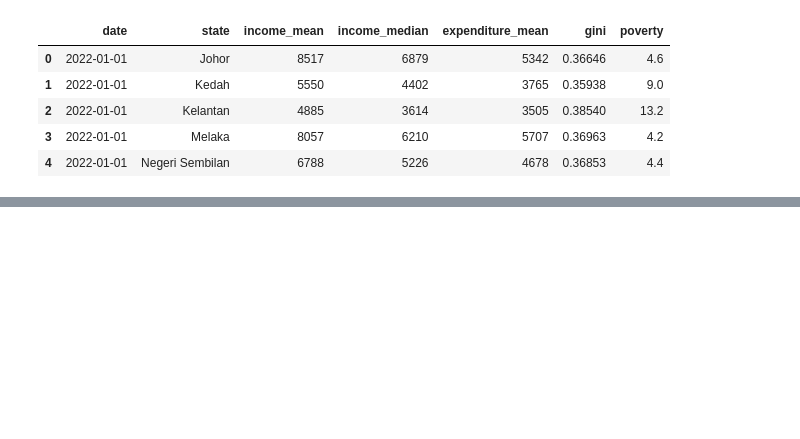
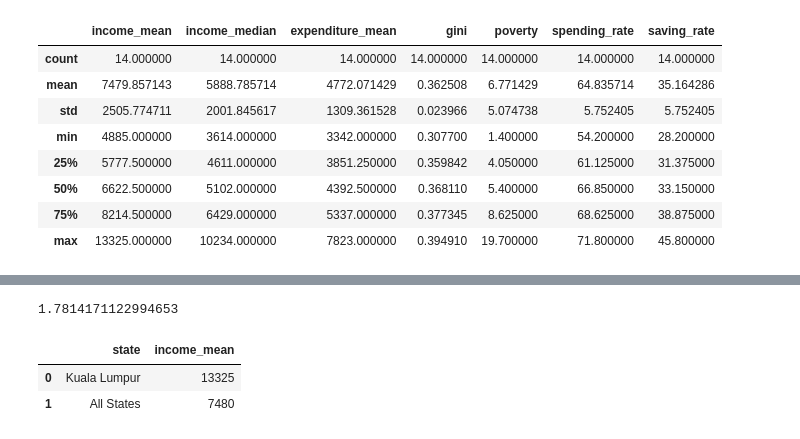
Before and after one commit to ryon0010/FIT3179-DataVisualisation2, a Jupyter notebook: test.ipynb, the cells around one changed output, grey strips where cells are left out. Drawn from its saved outputs; the diff is of its cells as text; code cells hidden in the pictures; blank space fills up the shorter version.

```diff
--- a/test.ipynb
+++ b/test.ipynb
@@ -1,14 +1,18 @@
 # %%
 import pandas as pd
 df = pd.read_csv("hies_state.csv")
 df.head()
+df.describe()
 # %% [output]
-|  | date | state | income_mean | income_median | expenditure_mean | gini | poverty |
-| 0 | 2022-01-01 | Johor | 8517 | 6879 | 5342 | 0.36646 | 4.6 |
-| 1 | 2022-01-01 | Kedah | 5550 | 4402 | 3765 | 0.35938 | 9.0 |
-| 2 | 2022-01-01 | Kelantan | 4885 | 3614 | 3505 | 0.38540 | 13.2 |
-| 3 | 2022-01-01 | Melaka | 8057 | 6210 | 5707 | 0.36963 | 4.2 |
-| 4 | 2022-01-01 | Negeri Sembilan | 6788 | 5226 | 4678 | 0.36853 | 4.4 |
+|  | income_mean | income_median | expenditure_mean | gini | poverty | spending_rate | saving_rate |
+| count | 14.000000 | 14.000000 | 14.000000 | 14.000000 | 14.000000 | 14.000000 | 14.000000 |
+| mean | 7479.857143 | 5888.785714 | 4772.071429 | 0.362508 | 6.771429 | 64.835714 | 35.164286 |
+| std | 2505.774711 | 2001.845617 | 1309.361528 | 0.023966 | 5.074738 | 5.752405 | 5.752405 |
+| min | 4885.000000 | 3614.000000 | 3342.000000 | 0.307700 | 1.400000 | 54.200000 | 28.200000 |
+| 25% | 5777.500000 | 4611.000000 | 3851.250000 | 0.359842 | 4.050000 | 61.125000 | 31.375000 |
+| 50% | 6622.500000 | 5102.000000 | 4392.500000 | 0.368110 | 5.400000 | 66.850000 | 33.150000 |
+| 75% | 8214.500000 | 6429.000000 | 5337.000000 | 0.377345 | 8.625000 | 68.625000 | 38.875000 |
+| max | 13325.000000 | 10234.000000 | 7823.000000 | 0.394910 | 19.700000 | 71.800000 | 45.800000 |
 # %%
 df['spending_rate'] = (df['expenditure_mean']/df['income_mean']*100).round(1)
 df['saving_rate'] = (100 - df['spending_rate']).round(1)
@@ -22,3 +26,18 @@ df.head()
 | 4 | 2022-01-01 | Negeri Sembilan | 6788 | 5226 | 4678 | 0.36853 | 4.4 | 68.9 | ... |
 # %%
 df.to_csv('hies_state.csv', index=False)
+# %%
+a = 13325/7480
+a
+# %% [output]
+1.7814171122994653
+# %%
+df3 = pd.DataFrame({
+    "state": ['Kuala Lumpur', 'All States'],
+    "income_mean": [13325, 7480]
+})
+df3.head()
+# %% [output]
+|  | state | income_mean |
+| 0 | Kuala Lumpur | 13325 |
+| 1 | All States | 7480 |
```
Also changed, not shown: parts of 2 cells of this notebook, 13 other files.
